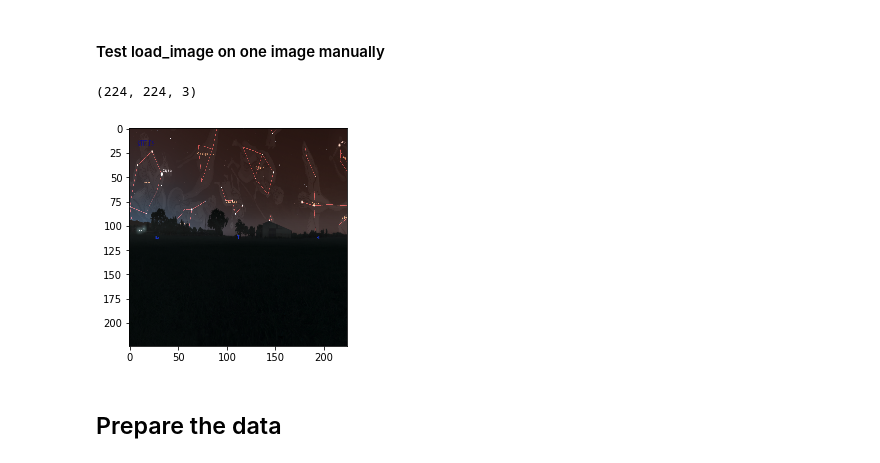
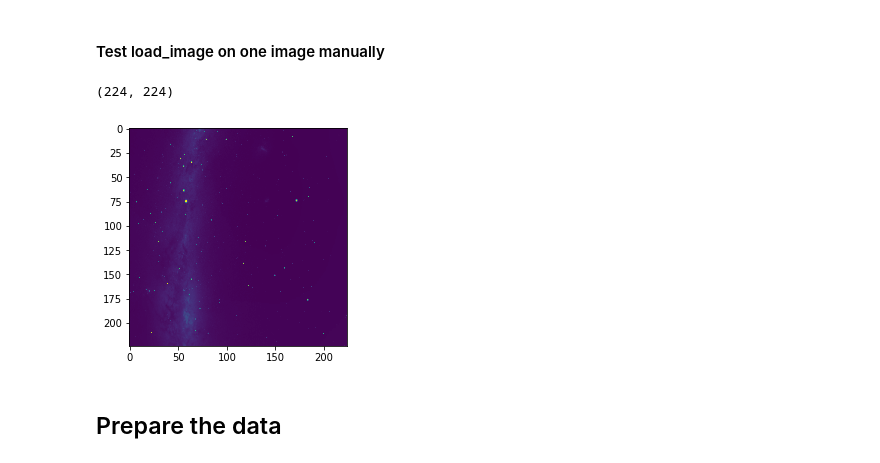
Before and after one commit to travisrmetz/w251-project, a Jupyter notebook: revised_model_trm.ipynb, the cells around one changed output. Cells and saved outputs as stored; diff of their text form; code cells hidden in the pictures.

```diff
--- a/revised_model_trm.ipynb
+++ b/revised_model_trm.ipynb
@@ -90,9 +102,9 @@ def load_image(s3_client,bucket_name,file_name, dim=(224,224)):
     """
     #image = cv2.imread(image_path, 0)
     file_stream = io.BytesIO()
-    s3.download_fileobj(bucket_name,s3_file,file_stream)
+    s3.download_fileobj(bucket_name,file_name,file_stream)
     nparr = np.frombuffer(file_stream.getvalue(), np.uint8)
-    image=cv2.imdecode(nparr,1)
+    image=cv2.imdecode(nparr,0)
     image = cv2.resize(image, dim)#, interpolation = cv2.INTER_AREA)
     return image
 # %%
@@ -133,14 +149,14 @@ def build_labels(file_list):
 #### Test load_image on one image manually
 # %%
 bucket_name='w251-final-project'
-file_name='frame_000.png'
+file_name='43.00069936444008+-69.08188080108314+2020-05-25T00:59:02.png'
 s3 = boto3.client('s3')
 sample_image = load_image(s3,bucket_name,file_name)
 plt.imshow(sample_image)
 print(sample_image.shape)
 # %% [output]
-(224, 224, 3)
+(224, 224)
-[figure, old version]
+[figure, new version]
 # %% [markdown]
 ## Prepare the data
 # %% [markdown]
```
Also changed, not shown: parts of 37 cells of this notebook.
